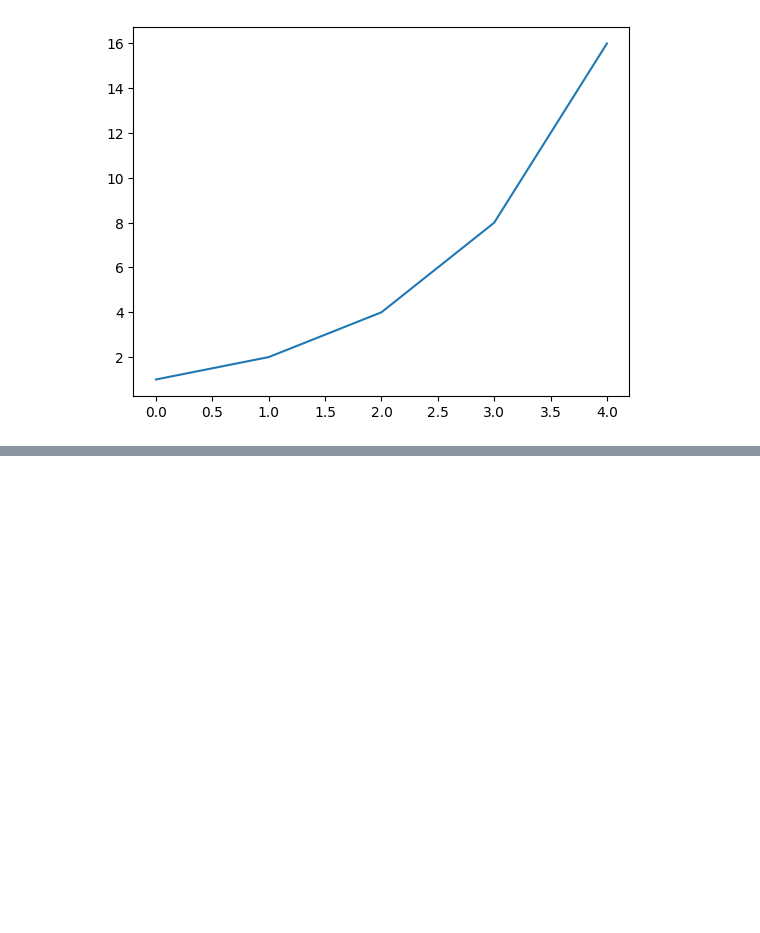
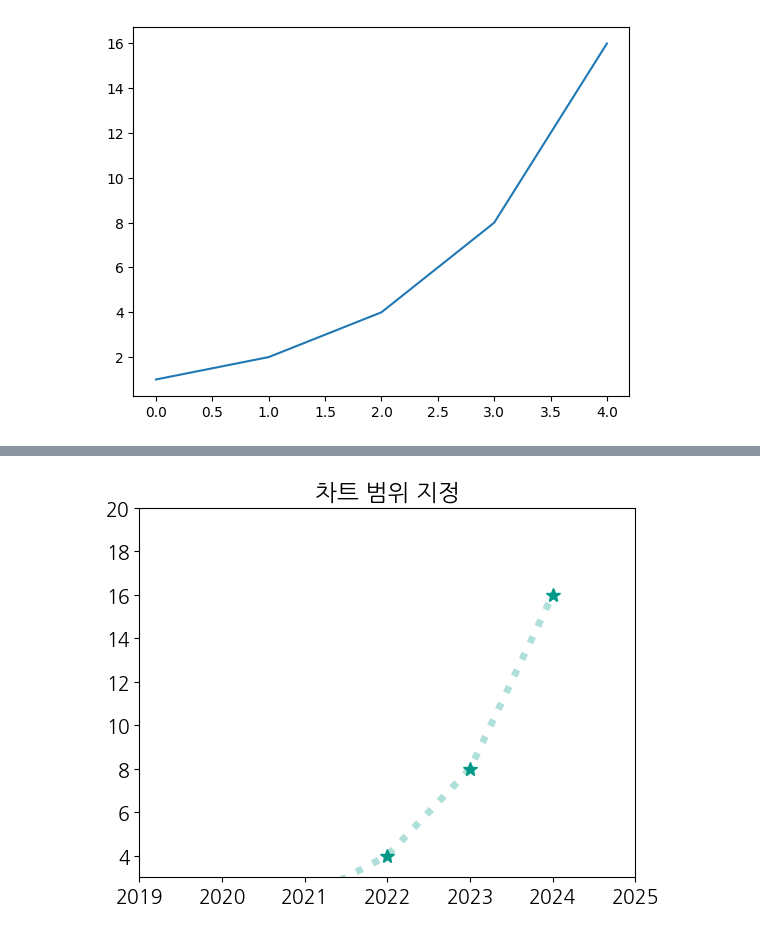
Before and after one commit to Jeongsunga/Python-20240718, a Jupyter notebook: visualize-data.ipynb, the cells around one changed output, grey strips where cells are left out. Saved outputs shown, nothing was run; the diff lists cells and outputs as text; code cells hidden in the pictures; blank space fills up the shorter version.

```diff
--- a/visualize-data.ipynb
+++ b/visualize-data.ipynb
@@ -68,0 +102,11 @@ plt.show()
+# %%
+# 차트 범위 지정
+# xlim(), ylim() 메서드로 x축과 y축의 상한 하한을 지정할 수 있음
+plt.title('차트 범위 지정')
+plt.plot([2020, 2021, 2022, 2023, 2024], [1, 2, 4, 8, 16],
+         c='#00998850', lw=5, ls=':', marker='*', ms=10, mfc='#009988')
+plt.xlim(2019, 2025)
+plt.ylim(3, 20)
+plt.show()
+# %% [output]
+[figure, added]
```
Also changed, not shown: parts of 9 cells of this notebook.
